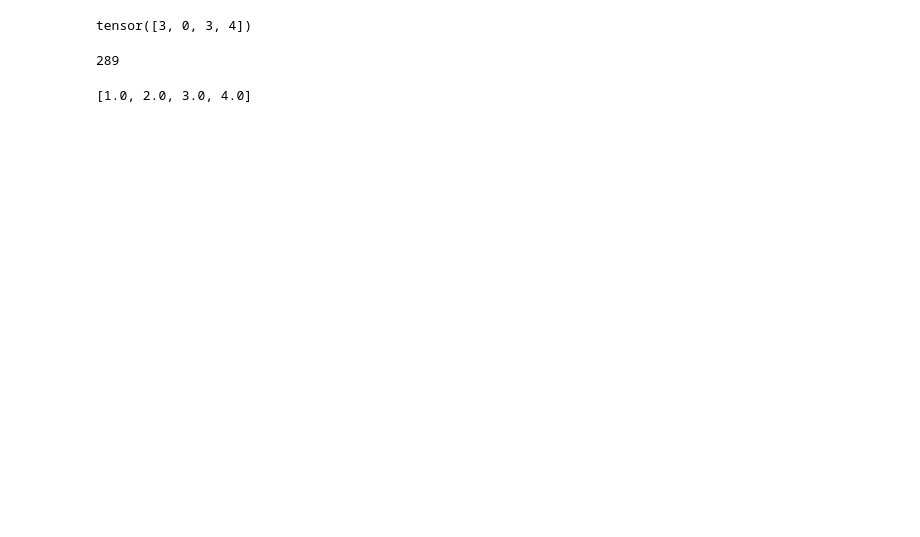
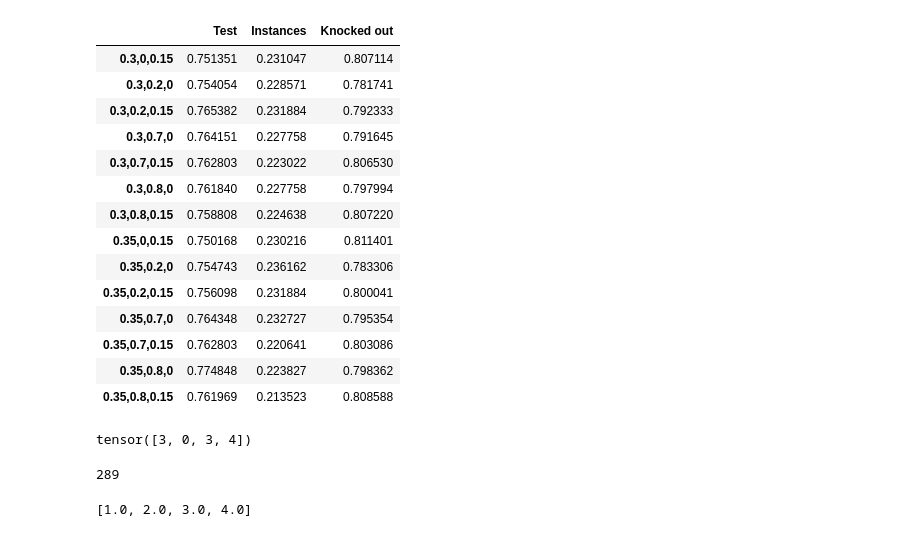
Before and after one commit to Remorax/SIREN-Research, a Jupyter notebook: OntoEnricher/src/Train.ipynb, the cells around one changed output. Cells and saved outputs as stored; diff of their text form; code cells hidden in the pictures; blank space fills up the shorter version.

Commit message:
pushing dropout results

```diff
--- a/OntoEnricher/src/Train.ipynb
+++ b/OntoEnricher/src/Train.ipynb
@@ -337,3 +287,69 @@ pd.DataFrame(data, columns=colnames, index=rownames).sort_index().to_csv("result
+# %%
+results = """results_dropout_0.3_0_0.15_.txt:Final Results (Test): [0.8011695906432749, 0.7585266030013642, 0.7443105756358769, 0.7513513513513513]
+results_dropout_0.3_0_0.15_.txt:Final Results (Instances): [0.23636363636363636, 0.1322314049586777, 0.9142857142857143, 0.23104693140794227]
+results_dropout_0.3_0_0.15_.txt:Final Results (Knocked out): [0.7170458649331889, 0.9230590423059042, 0.7170458649331889, 0.8071138211382113]
+results_dropout_0.3_0.2_0.15_.txt:Final Results (Test): [0.8095238095238095, 0.773224043715847, 0.7576974564926372, 0.7653820148749154]
+results_dropout_0.3_0.2_0.15_.txt:Final Results (Instances): [0.23636363636363636, 0.13278008298755187, 0.9142857142857143, 0.23188405797101447]
+results_dropout_0.3_0.2_0.15_.txt:Final Results (Knocked out): [0.6979053810039726, 0.9163110478899953, 0.6979053810039726, 0.7923329233292333]
+results_dropout_0.3_0.7_0.15_.txt:Final Results (Test): [0.808688387635756, 0.76797829036635, 0.7576974564926372, 0.7628032345013476]
+results_dropout_0.3_0.7_0.15_.txt:Final Results (Instances): [0.22545454545454546, 0.12757201646090535, 0.8857142857142857, 0.22302158273381295]
+results_dropout_0.3_0.7_0.15_.txt:Final Results (Knocked out): [0.7181292885518238, 0.919750231267345, 0.7181292885518238, 0.8065301155952138]
+results_dropout_0.3_0.8_0.15_.txt:Final Results (Test): [0.8045112781954887, 0.7681755829903978, 0.749665327978581, 0.7588075880758807]
+results_dropout_0.3_0.8_0.15_.txt:Final Results (Instances): [0.23272727272727273, 0.12863070539419086, 0.8857142857142857, 0.22463768115942026]
+results_dropout_0.3_0.8_0.15_.txt:Final Results (Knocked out): [0.7186710003611412, 0.9206569511913023, 0.7186710003611412, 0.8072203630463441]
+results_dropout_0.3_0.8_0_.txt:Final Results (Test): [0.808688387635756, 0.7701778385772914, 0.7536813922356091, 0.7618403247631934]
+results_dropout_0.3_0.8_0_.txt:Final Results (Instances): [0.21818181818181817, 0.13008130081300814, 0.9142857142857143, 0.22775800711743777]
+results_dropout_0.3_0.8_0_.txt:Final Results (Knocked out): [0.7040447815095703, 0.9208786017949929, 0.7040447815095703, 0.7979942693409743]
+results_dropout_0.35_0_0.15_.txt:Final Results (Test): [0.8011695906432749, 0.7547425474254743, 0.7456492637215528, 0.7501683501683502]
+results_dropout_0.35_0_0.15_.txt:Final Results (Instances): [0.2290909090909091, 0.13168724279835392, 0.9142857142857143, 0.2302158273381295]
+results_dropout_0.35_0_0.15_.txt:Final Results (Knocked out): [0.7248104008667389, 0.9214876033057852, 0.7248104008667389, 0.8114008489993936]
+results_dropout_0.35_0.2_0.15_.txt:Final Results (Test): [0.8028404344193818, 0.7654320987654321, 0.7469879518072289, 0.7560975609756098]
+results_dropout_0.35_0.2_0.15_.txt:Final Results (Instances): [0.24, 0.13278008298755187, 0.9142857142857143, 0.23188405797101447]
+results_dropout_0.35_0.2_0.15_.txt:Final Results (Knocked out): [0.7080173347778982, 0.9195590994371482, 0.7080173347778982, 0.8000408079983676]
+results_dropout_0.35_0.7_0.15_.txt:Final Results (Test): [0.808688387635756, 0.76797829036635, 0.7576974564926372, 0.7628032345013476]
+results_dropout_0.35_0.7_0.15_.txt:Final Results (Instances): [0.21454545454545454, 0.12601626016260162, 0.8857142857142857, 0.2206405693950178]
+results_dropout_0.35_0.7_0.15_.txt:Final Results (Knocked out): [0.7143373058866017, 0.9170143718127028, 0.7143373058866017, 0.8030856678846934]
+results_dropout_0.35_0.8_0.15_.txt:Final Results (Test): [0.8078529657477026, 0.7676630434782609, 0.7563587684069611, 0.7619689817936616]
+results_dropout_0.35_0.8_0.15_.txt:Final Results (Instances): [0.2109090909090909, 0.12195121951219512, 0.8571428571428571, 0.21352313167259784]
+results_dropout_0.35_0.8_0.15_.txt:Final Results (Knocked out): [0.720837847598411, 0.9206642066420664, 0.720837847598411, 0.8085882114644519]
+results_dropout_0.35_0.8_0_.txt:Final Results (Test): [0.8162071846282373, 0.7827868852459017, 0.7670682730923695, 0.7748478701825559]
+results_dropout_0.35_0.8_0_.txt:Final Results (Instances): [0.23272727272727273, 0.128099173553719, 0.8857142857142857, 0.22382671480144403]
+results_dropout_0.35_0.8_0_.txt:Final Results (Knocked out): [0.704225352112676, 0.9215500945179584, 0.704225352112676, 0.7983623336745138]
+results_dropout_0.3_0.2_0_.txt:Final Results (Test): [0.8028404344193818, 0.7612551159618008, 0.7469879518072289, 0.754054054054054]
+results_dropout_0.3_0.2_0_.txt:Final Results (Instances): [0.22181818181818183, 0.1306122448979592, 0.9142857142857143, 0.22857142857142856]
+results_dropout_0.3_0.2_0_.txt:Final Results (Knocked out): [0.6787648970747562, 0.9215493993625888, 0.6787648970747562, 0.7817406675678487]
+results_dropout_0.3_0.7_0_.txt:Final Results (Test): [0.8095238095238095, 0.7693351424694709, 0.7590361445783133, 0.7641509433962265]
+results_dropout_0.3_0.7_0_.txt:Final Results (Instances): [0.22181818181818183, 0.13008130081300814, 0.9142857142857143, 0.22775800711743777]
+results_dropout_0.3_0.7_0_.txt:Final Results (Knocked out): [0.6946551101480679, 0.9201148050705573, 0.6946551101480679, 0.7916452309908427]
+results_dropout_0.35_0.2_0_.txt:Final Results (Test): [0.8011695906432749, 0.7640603566529492, 0.7456492637215528, 0.7547425474254743]
+results_dropout_0.35_0.2_0_.txt:Final Results (Instances): [0.2545454545454545, 0.13559322033898305, 0.9142857142857143, 0.23616236162361626]
+results_dropout_0.35_0.2_0_.txt:Final Results (Knocked out): [0.6794871794871795, 0.9245700245700246, 0.6794871794871795, 0.7833055786844297]
+results_dropout_0.35_0.7_0_.txt:Final Results (Test): [0.8078529657477026, 0.771117166212534, 0.7576974564926372, 0.7643484132343012]
+results_dropout_0.35_0.7_0_.txt:Final Results (Instances): [0.24363636363636362, 0.13333333333333333, 0.9142857142857143, 0.23272727272727273]
+results_dropout_0.35_0.7_0_.txt:Final Results (Knocked out): [0.6986276634163958, 0.9231686948222382, 0.6986276634163958, 0.7953540960016445]"""
+
+rownames, colnames, data = list(zip(*[(",".join(line.split("_.txt")[0].split("_")[-3:]), line.split("(")[-1].split(")")[0], float(line.split("[")[-1].split("]")[0].split(",")[-1].strip())) for line in results.split("\n")]))
+from orderedset import OrderedSet
+rownames, colnames = OrderedSet(rownames), OrderedSet(colnames)
+data = np.array(data).reshape((len(rownames), len(colnames))).tolist()
+import pandas as pd
+pd.DataFrame(data, columns=colnames, index=rownames).sort_index()
+# %% [output]
+|  | Test | Instances | Knocked out |
+| 0.3,0,0.15 | 0.751351 | 0.231047 | 0.807114 |
+| 0.3,0.2,0 | 0.754054 | 0.228571 | 0.781741 |
+| 0.3,0.2,0.15 | 0.765382 | 0.231884 | 0.792333 |
+| 0.3,0.7,0 | 0.764151 | 0.227758 | 0.791645 |
+| 0.3,0.7,0.15 | 0.762803 | 0.223022 | 0.806530 |
+| 0.3,0.8,0 | 0.761840 | 0.227758 | 0.797994 |
+| 0.3,0.8,0.15 | 0.758808 | 0.224638 | 0.807220 |
+| 0.35,0,0.15 | 0.750168 | 0.230216 | 0.811401 |
+| 0.35,0.2,0 | 0.754743 | 0.236162 | 0.783306 |
+| 0.35,0.2,0.15 | 0.756098 | 0.231884 | 0.800041 |
+| 0.35,0.7,0 | 0.764348 | 0.232727 | 0.795354 |
+| 0.35,0.7,0.15 | 0.762803 | 0.220641 | 0.803086 |
+| 0.35,0.8,0 | 0.774848 | 0.223827 | 0.798362 |
+| 0.35,0.8,0.15 | 0.761969 | 0.213523 | 0.808588 |
 # %%
 targets
 # %% [output]
```
Also changed, not shown: parts of 1 cell of this notebook, 1 other file.
